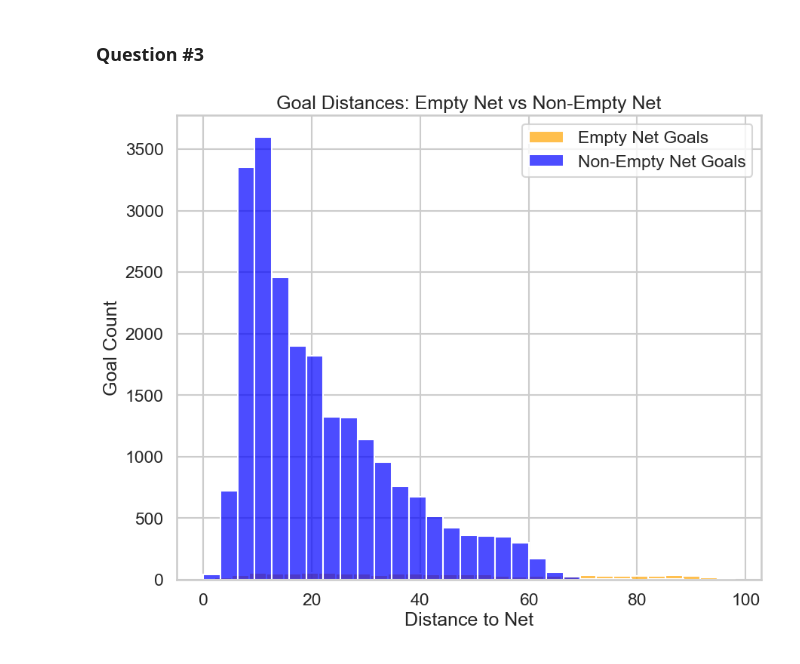
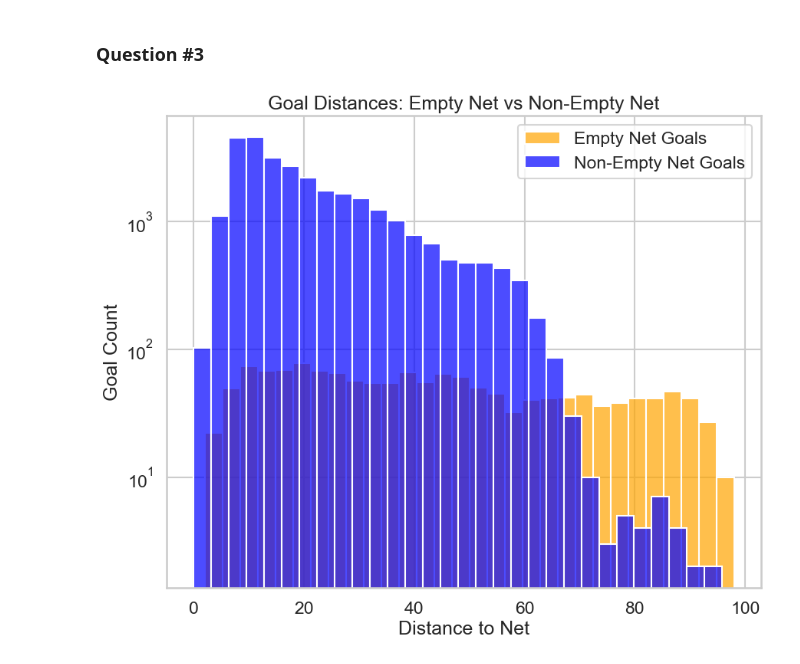
Before and after one commit to d1amondb0t/ift-6758-m1, a Jupyter notebook: notebooks/feature_engineering_one.ipynb, the cells around one changed output. Cells and saved outputs as stored; diff of their text form; code cells hidden in the pictures.

```diff
--- a/notebooks/feature_engineering_one.ipynb
+++ b/notebooks/feature_engineering_one.ipynb
@@ -121,32 +123,34 @@ plt.show()
 goals_only = df[df['is_goal'] == 1]
 
 empty_net_goals = goals_only[goals_only["empty_net"] == True]
 non_empty_net_goals = goals_only[goals_only["empty_net"] == False]
 
 sns.set(style="whitegrid", context="talk")
 plt.figure(figsize=(10, 8))
 sns.histplot(
   data=empty_net_goals,
   x="distance_to_net",
   bins=30,
   color="orange",
   label="Empty Net Goals",
-  alpha=0.7
+  alpha=0.7,
 )
 
 sns.histplot(
   data=non_empty_net_goals,
   x="distance_to_net",
   bins=30,
   color="blue",
   label="Non-Empty Net Goals",
   alpha=0.7
 )
 
+
 plt.xlabel("Distance to Net")
+plt.yscale("log")
 plt.ylabel("Goal Count")
 plt.title("Goal Distances: Empty Net vs Non-Empty Net")
 plt.legend()
 plt.show()
 # %% [output]
-[figure, old version]
+[figure, new version]
```
Also changed, not shown: parts of 6 cells of this notebook.
